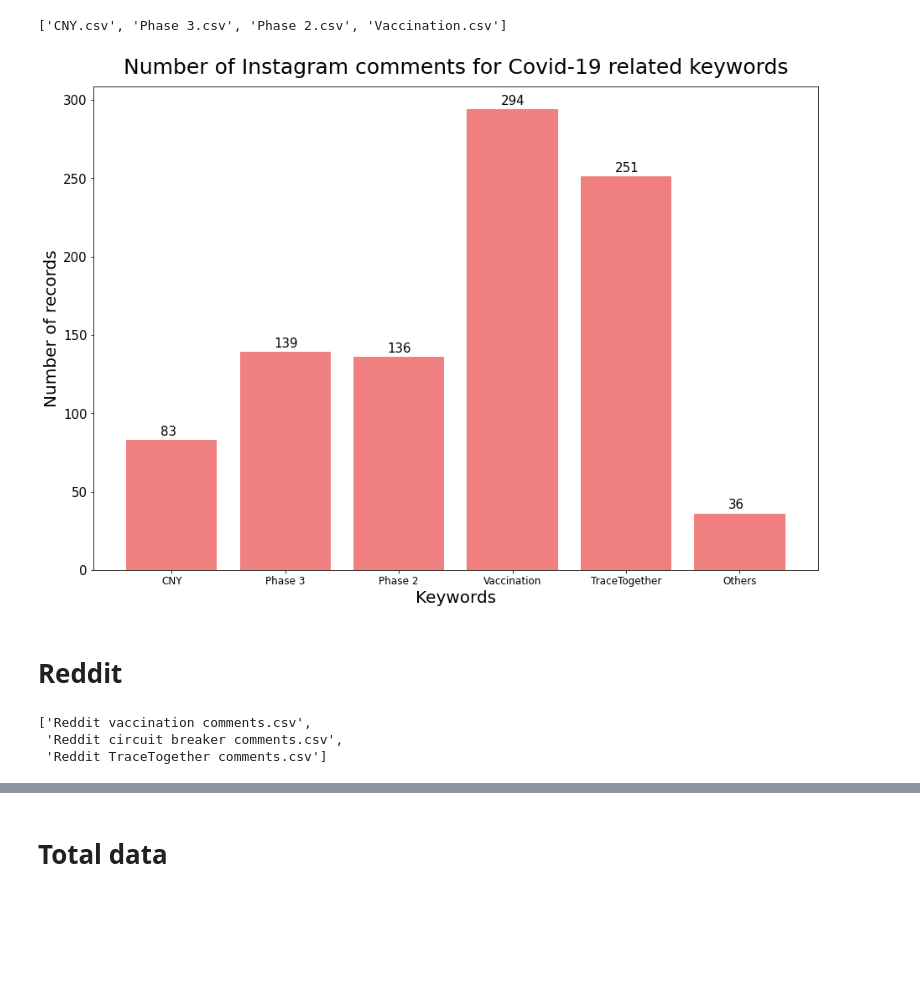
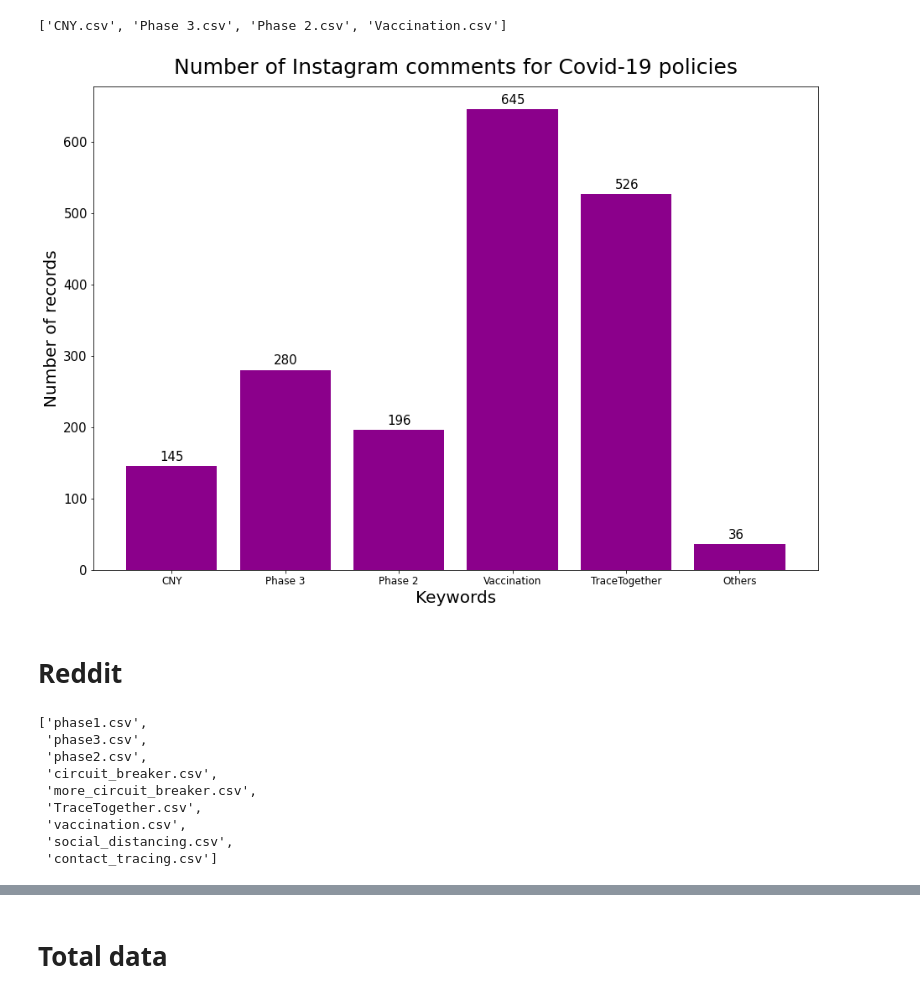
Before and after one commit to CJianYu98/Covid-19-Singapore-Analysis, a Jupyter notebook: Analysis/basic_EDA.ipynb, the cells around one changed output, grey strips where cells are left out. Drawn from its saved outputs; the diff is of its cells as text; code cells hidden in the pictures; blank space fills up the shorter version.

```diff
--- a/Analysis/basic_EDA.ipynb
+++ b/Analysis/basic_EDA.ipynb
@@ -60,0 +80,23 @@ plt.show()
+# %%
+for file in files:
+    df = pd.read_csv(f'{file_path}{file}')
+    total_data['Twitter_tweets'] += len(df)
+
+    key_word = " ".join(file[:-4].split('_'))
+    tweets_data_1[key_word] = len(df)
+# %%
+fig = plt.figure()
+ax = fig.add_axes([0, 0,2,2])
+key_words = list(tweets_data_1.keys())
+num_records = list(tweets_data_1.values())
+ax.bar(key_words, num_records, color='royalblue')
+plt.title("Number of Twitter records for Covid-19 general search terms", fontsize = 25, pad=15)
+plt.xlabel("Keywords", fontsize = 20)
+plt.ylabel("Number of records",fontsize = 20)
+plt.xticks(fontsize=12)
+plt.yticks(fontsize=15)
+for i in range(len(key_words)):
+    plt.text(x= i-0.12 , y = num_records[i]+100, s=f"{num_records[i]}" , fontdict=dict(fontsize=15))
+
+plt.tight_layout()
+plt.show()
@@ -61,13 +105,16 @@ plt.show()
 # %% [markdown]
 # Instagram
 # %%
-mypath = "."
-folder_name_1='Instagram Data/Gov.sg/Cleaned Data'
-folder_name_2='Instagram Data/Mothership/Cleaned Data'
+mypath = ".."
+folder_name_1='Data/Instagram Data/Cleaned Data/Gov.sg'
+folder_name_2='Data/Instagram Data/Cleaned Data/Mothership'
+folder_name_3='Data/Instagram Data/Cleaned Data/Straits Times'
 file_path_1 = f'{mypath}/{folder_name_1}/'
 file_path_2 = f'{mypath}/{folder_name_2}/'
+file_path_3 = f'{mypath}/{folder_name_3}/'
 files_1 = [filename for filename in os.listdir(file_path_1) if filename.endswith('.csv')]
 files_2 = [filename for filename in os.listdir(file_path_2) if filename.endswith('.csv')]
+files_3 = [filename for filename in os.listdir(file_path_3) if filename.endswith('.csv')]
 files_1
 # %% [output]
 ['CNY.csv', 'Phase 3.csv', 'Phase 2.csv', 'Vaccination.csv']
@@ -85,6 +132,13 @@ for file in files_2:
 
     keyword = file[:-4]
     instagram_data['Mothership'][keyword] = len(df)
+
+for file in files_3:
+    df = pd.read_csv(f'{file_path_3}{file}')
+    total_data['Instagram_comments'] += len(df)
+
+    keyword = file[:-4]
+    instagram_data['Straits Times'][keyword] = len(df)
 # %%
 num_comments_per_keyword = {}
 
@@ -97,33 +151,39 @@ for key in instagram_data.keys():
 # %%
 fig = plt.figure()
 ax = fig.add_axes([0, 0,2,2])
 key_words = list(num_comments_per_keyword.keys())
 num_records = list(num_comments_per_keyword.values())
-ax.bar(key_words, num_records, color='lightcoral')
-plt.title("Number of Instagram comments for Covid-19 related keywords", fontsize = 25, pad=15)
+ax.bar(key_words, num_records, color='darkmagenta')
+plt.title("Number of Instagram comments for Covid-19 policies", fontsize = 25, pad=15)
 plt.xlabel("Keywords", fontsize = 20)
 plt.ylabel("Number of records",fontsize = 20)
 plt.xticks(fontsize=12)
 plt.yticks(fontsize=15)
 for i in range(len(key_words)):
-    plt.text(x= i-0.10 , y = num_records[i]+3 , s=f"{num_records[i]}" , fontdict=dict(fontsize=15))
+    plt.text(x= i-0.10 , y = num_records[i]+8 , s=f"{num_records[i]}" , fontdict=dict(fontsize=15))
 
 plt.tight_layout()
 plt.show()
 # %% [output]
-[figure, old version]
+[figure, new version]
 # %% [markdown]
 # Reddit
 # %%
-mypath = "."
-folder_name='Reddit Data/Cleaned Data'
+mypath = ".."
+folder_name='Data/Reddit Data/Cleaned Data/Policies'
 file_path = f'{mypath}/{folder_name}/'
 files = [filename for filename in os.listdir(file_path) if filename.endswith('.csv')]
 files
 # %% [output]
-['Reddit vaccination comments.csv',
- 'Reddit circuit breaker comments.csv',
- 'Reddit TraceTogether comments.csv']
+['phase1.csv',
+ 'phase3.csv',
+ 'phase2.csv',
+ 'circuit_breaker.csv',
+ 'more_circuit_breaker.csv',
+ 'TraceTogether.csv',
+ 'vaccination.csv',
+ 'social_distancing.csv',
+ 'contact_tracing.csv']
 # %%
 for file in files:
     df = pd.read_csv(f'{file_path}{file}')
```
Also changed, not shown: parts of 16 cells of this notebook, 3 other files.
